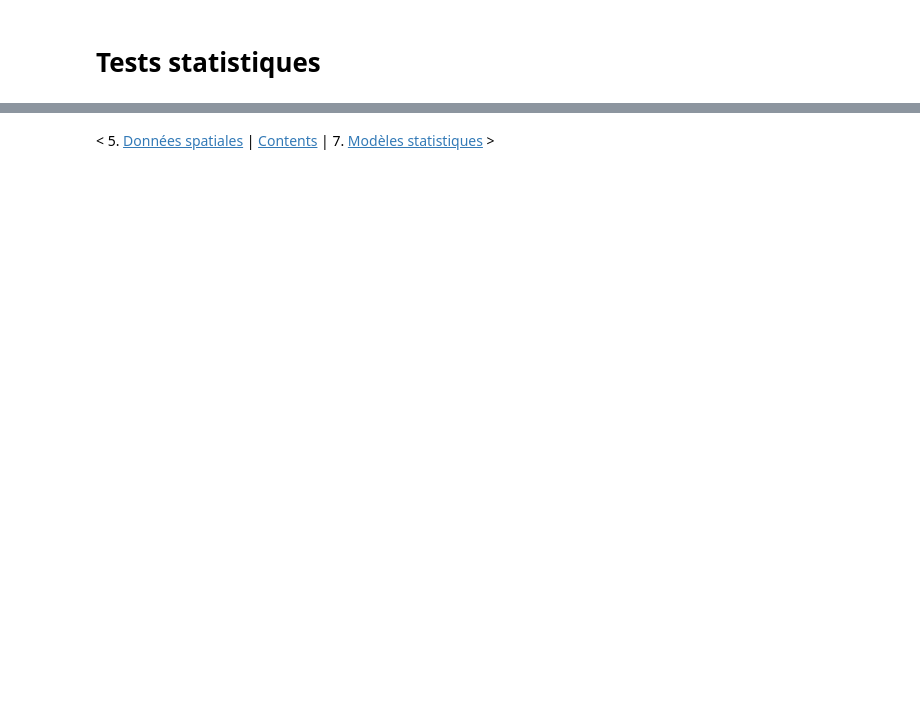
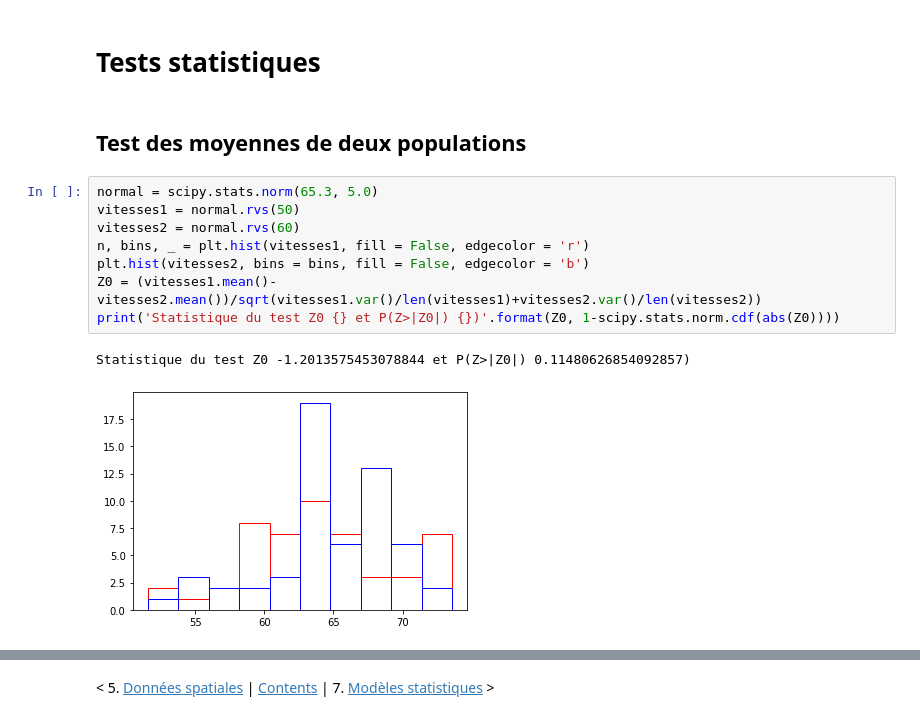
Before and after one commit to nsaunier/CIV8760, a Jupyter notebook: 06-analyse-statistique.ipynb, the cells around one changed output, grey strips where cells are left out. Drawn from its saved outputs; the diff is of its cells as text; blank space fills up the shorter version.

Commit message:
ajout de material sur tests statistiques et tutoriel pandas de Christine Luc

```diff
--- a/06-analyse-statistique.ipynb
+++ b/06-analyse-statistique.ipynb
@@ -70,2 +134,15 @@ plt.show()
 # %% [markdown]
 # Tests statistiques
+# %% [markdown]
+## Test des moyennes de deux populations
+# %%
+normal = scipy.stats.norm(65.3, 5.0)
+vitesses1 = normal.rvs(50)
+vitesses2 = normal.rvs(60)
+n, bins, _ = plt.hist(vitesses1, fill = False, edgecolor = 'r')
+plt.hist(vitesses2, bins = bins, fill = False, edgecolor = 'b')
+Z0 = (vitesses1.mean()-vitesses2.mean())/sqrt(vitesses1.var()/len(vitesses1)+vitesses2.var()/len(vitesses2))
+print('Statistique du test Z0 {} et P(Z>|Z0|) {})'.format(Z0, 1-scipy.stats.norm.cdf(abs(Z0))))
+# %% [output]
+Statistique du test Z0 -1.2013575453078844 et P(Z>|Z0|) 0.11480626854092857)
+[figure, added]
```
Also changed, not shown: parts of 6 cells of this notebook, 1 other file.
